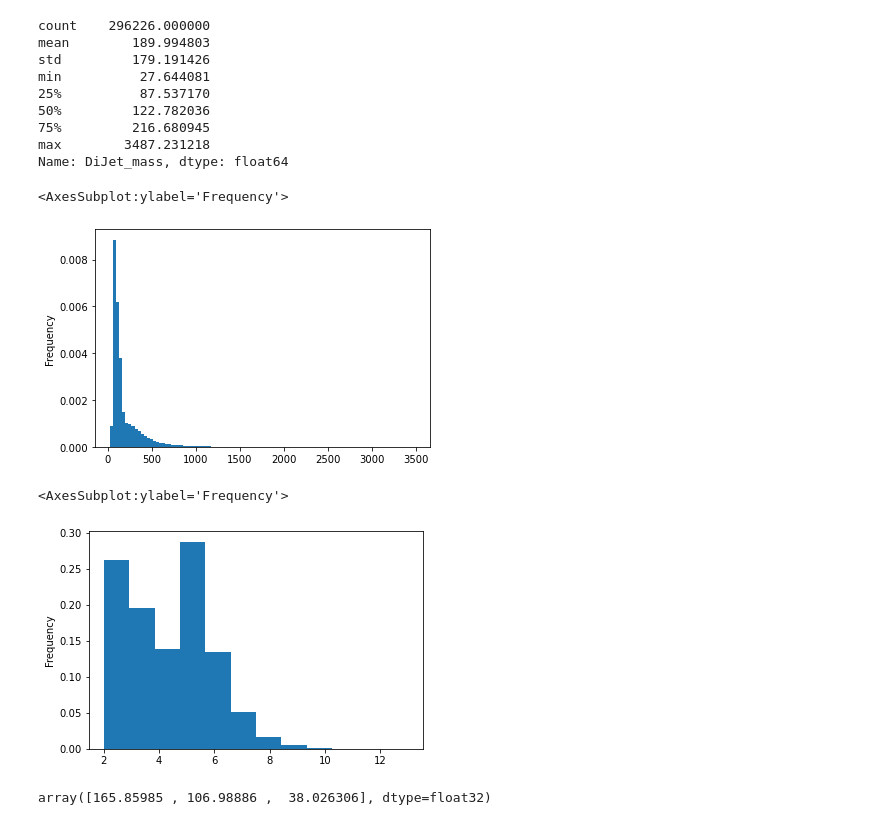
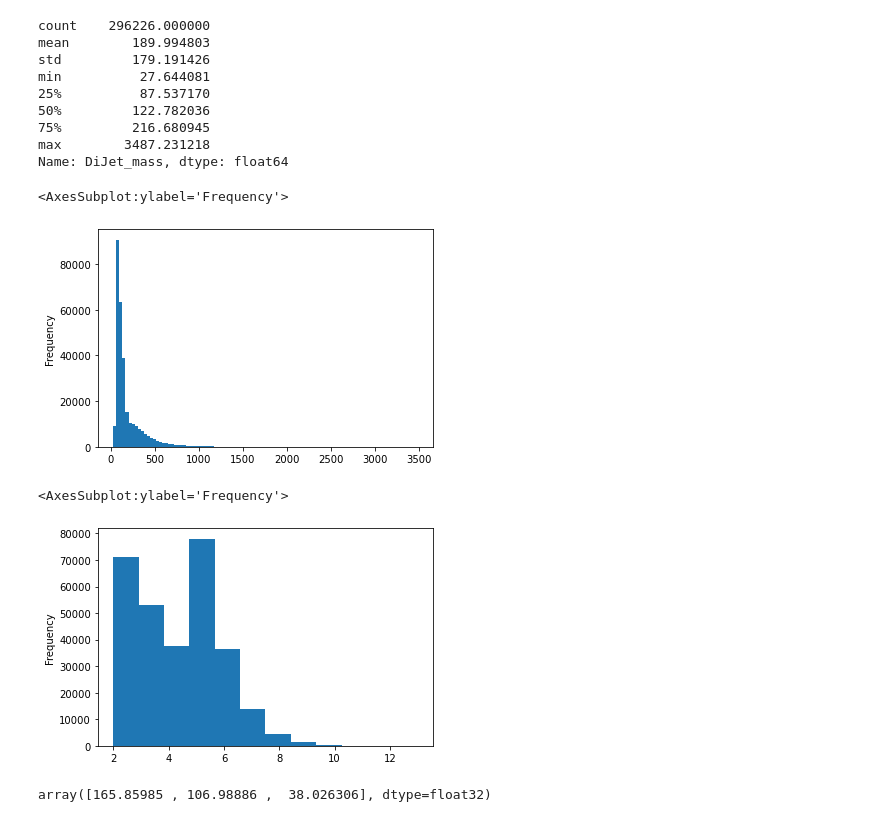
Before and after one commit to joeb42/Invisible-Higgs, a Jupyter notebook: ttbar_notebooks/TTToDiLepton.ipynb, the cells around one changed output. Cells and saved outputs as stored; diff of their text form; code cells hidden in the pictures.

```diff
--- a/ttbar_notebooks/TTToDiLepton.ipynb
+++ b/ttbar_notebooks/TTToDiLepton.ipynb
@@ -37,15 +49,15 @@ Name: DiJet_mass, dtype: float64
 # %%
 import matplotlib.pyplot as plt
 
-data['DiJet_mass'].plot(kind='hist', bins=100, density=True)
+data['DiJet_mass'].plot(kind='hist', bins=100)
 # %% [output]
 <AxesSubplot:ylabel='Frequency'>
-[figure, old version]
+[figure, new version]
 # %%
-data['ncleanedJet'].plot(kind='hist', bins=12, density=True)
+data['ncleanedJet'].plot(kind='hist', bins=12)
 # %% [output]
 <AxesSubplot:ylabel='Frequency'>
-[figure, old version]
+[figure, new version]
 # %%
 data['cleanedJet_pt'][11]
 # %% [output]
```
Also changed, not shown: parts of 10 cells of this notebook.
